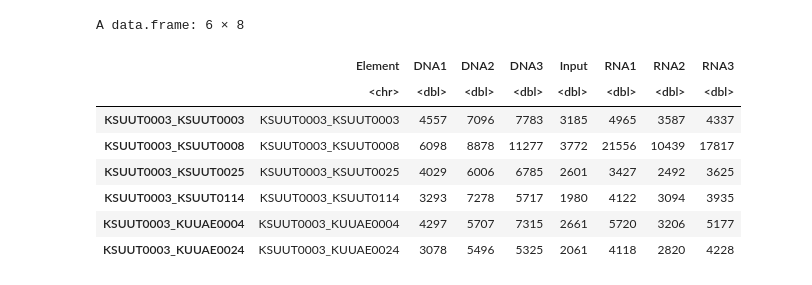
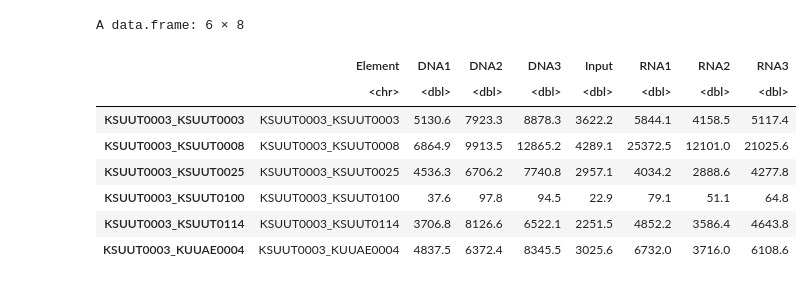
Before and after one commit to hyulab/eSTARR, a Jupyter notebook: Enh_Fusions_Coop.ipynb, the cells around one changed output. Drawn from its saved outputs; the diff is of its cells as text; code cells hidden in the pictures.

```diff
--- a/Enh_Fusions_Coop.ipynb
+++ b/Enh_Fusions_Coop.ipynb
@@ -15,24 +15,24 @@ mycols = c('forestgreen', '#555555', 'firebrick');
 # %%
-ESize = fasta.seqlengths("./data/eSTARR_EnhFusions.fa");
+ESize = fasta.seqlengths("./data/eSTARR_EnhFusions.fa.gz");
 BCTable = read.csv("./data/eSTARR_EnhFusions_UMIcounts.csv", sep="\t", header=T );
 BCTable$Element = as.character(BCTable$Element);
 rownames(BCTable) = BCTable$Element;
 BCTable[,-1] = t( 1E6 / colSums(BCTable[,-1]) * t(BCTable[,-1]) );
 
 nDNA = BCTable[, grepl('DNA', colnames(BCTable), fixed=T) ];
-skip = apply(nDNA < 100, 1, any);
+skip = apply(nDNA, 1, min) < 30;
 BCTable = BCTable[!skip,];
 head(BCTable);
 # %% [output]
 A data.frame: 6 × 8
 |  | Element | DNA1 | DNA2 | DNA3 | Input | RNA1 | RNA2 | RNA3 |
 |  | <chr> | <dbl> | <dbl> | <dbl> | <dbl> | <dbl> | <dbl> | <dbl> |
-| KSUUT0003_KSUUT0003 | KSUUT0003_KSUUT0003 | 4557 | 7096 | 7783 | 3185 | 4965 | 3587 | 4337 |
-| KSUUT0003_KSUUT0008 | KSUUT0003_KSUUT0008 | 6098 | 8878 | 11277 | 3772 | 21556 | 10439 | 17817 |
-| KSUUT0003_KSUUT0025 | KSUUT0003_KSUUT0025 | 4029 | 6006 | 6785 | 2601 | 3427 | 2492 | 3625 |
-| KSUUT0003_KSUUT0114 | KSUUT0003_KSUUT0114 | 3293 | 7278 | 5717 | 1980 | 4122 | 3094 | 3935 |
-| KSUUT0003_KUUAE0004 | KSUUT0003_KUUAE0004 | 4297 | 5707 | 7315 | 2661 | 5720 | 3206 | 5177 |
-| KSUUT0003_KUUAE0024 | KSUUT0003_KUUAE0024 | 3078 | 5496 | 5325 | 2061 | 4118 | 2820 | 4228 |
+| KSUUT0003_KSUUT0003 | KSUUT0003_KSUUT0003 | 5130.6 | 7923.3 | 8878.3 | 3622.2 | 5844.1 | 4158.5 | 5117.4 |
+| KSUUT0003_KSUUT0008 | KSUUT0003_KSUUT0008 | 6864.9 | 9913.5 | 12865.2 | 4289.1 | 25372.5 | 12101.0 | 21025.6 |
+| KSUUT0003_KSUUT0025 | KSUUT0003_KSUUT0025 | 4536.3 | 6706.2 | 7740.8 | 2957.1 | 4034.2 | 2888.6 | 4277.8 |
+| KSUUT0003_KSUUT0100 | KSUUT0003_KSUUT0100 | 37.6 | 97.8 | 94.5 | 22.9 | 79.1 | 51.1 | 64.8 |
+| KSUUT0003_KSUUT0114 | KSUUT0003_KSUUT0114 | 3706.8 | 8126.6 | 6522.1 | 2251.5 | 4852.2 | 3586.4 | 4643.8 |
+| KSUUT0003_KUUAE0004 | KSUUT0003_KUUAE0004 | 4837.5 | 6372.4 | 8345.5 | 3025.6 | 6732.0 | 3716.0 | 6108.6 |
 # %%
 nDNA = BCTable[, grepl('DNA', colnames(BCTable), fixed=T) ];
 nRNA = BCTable[, grepl('RNA' , colnames(BCTable), fixed=T) ];
```
Also changed, not shown: parts of 23 cells of this notebook.
